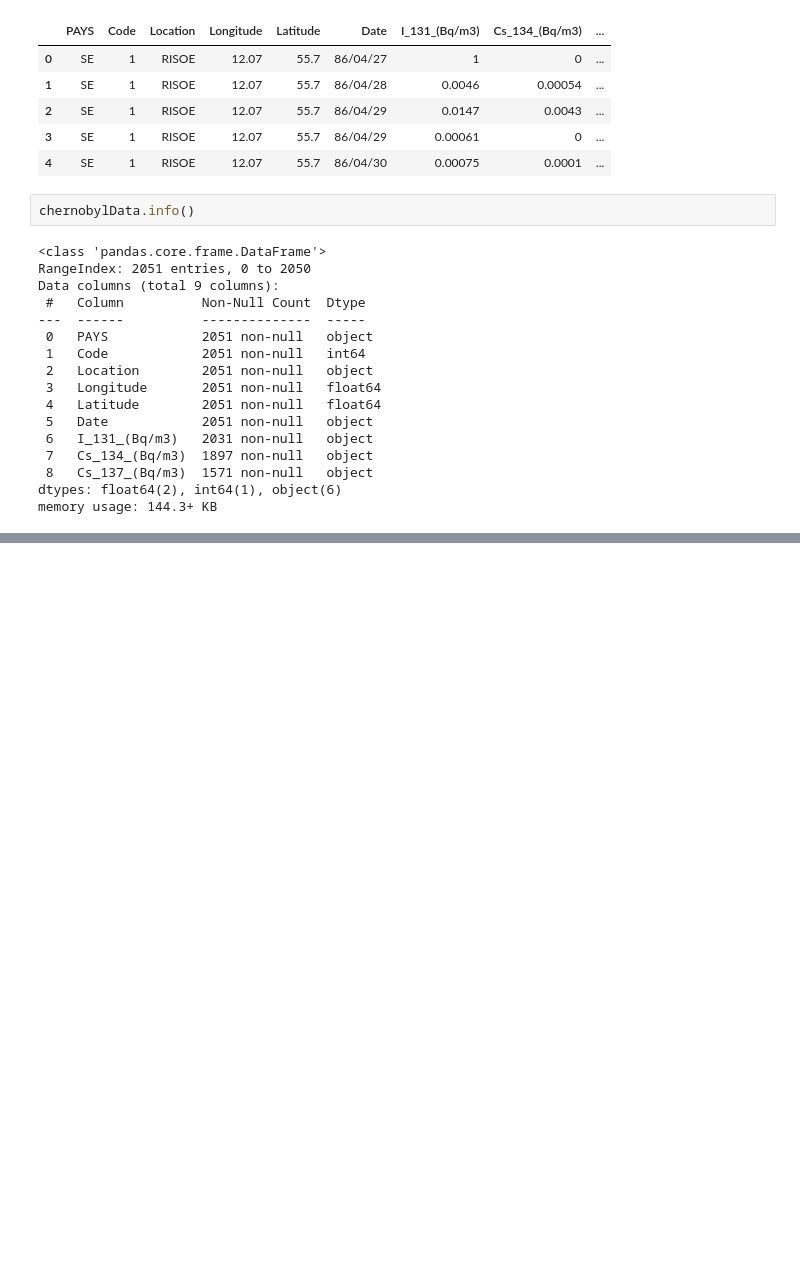
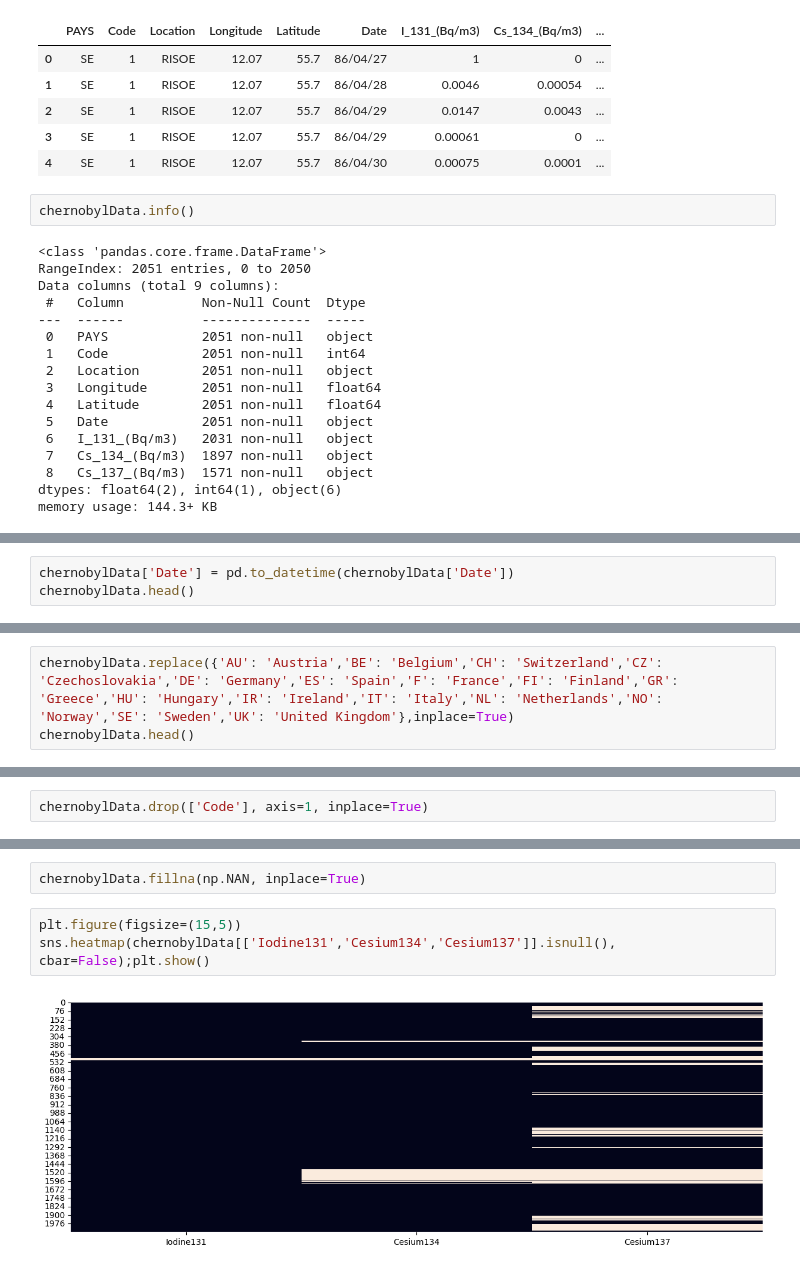
Before and after one commit to rajsahu2004/Radiometric-Method-Project, a Jupyter notebook: dataChecking.ipynb, the cells around one changed output, grey strips where cells are left out. Cells and saved outputs as stored; diff of their text form; blank space fills up the shorter version.

Commit message:
data initial

```diff
--- a/dataChecking.ipynb
+++ b/dataChecking.ipynb
@@ -53,0 +45,3 @@ ValueError: Contour levels must be increasing
+# %%
+chernobylData['Date'] = pd.to_datetime(chernobylData['Date'])
+chernobylData.head()
@@ -53,0 +103,3 @@ ValueError: Contour levels must be increasing
+# %%
+chernobylData.replace({'AU': 'Austria','BE': 'Belgium','CH': 'Switzerland','CZ': 'Czechoslovakia','DE': 'Germany','ES': 'Spain','F': 'France','FI': 'Finland','GR': 'Greece','HU': 'Hungary','IR': 'Ireland','IT': 'Italy','NL': 'Netherlands','NO': 'Norway','SE': 'Sweden','UK': 'United Kingdom'},inplace=True)
+chernobylData.head()
@@ -53,0 +113,2 @@ ValueError: Contour levels must be increasing
+# %%
+chernobylData.drop(['Code'], axis=1, inplace=True)
@@ -53,0 +150,7 @@ ValueError: Contour levels must be increasing
+# %%
+chernobylData.fillna(np.NAN, inplace=True)
+# %%
+plt.figure(figsize=(15,5))
+sns.heatmap(chernobylData[['Iodine131','Cesium134','Cesium137']].isnull(), cbar=False);plt.show()
+# %% [output]
+[figure, added]
```
Also changed, not shown: parts of 11 cells of this notebook.
